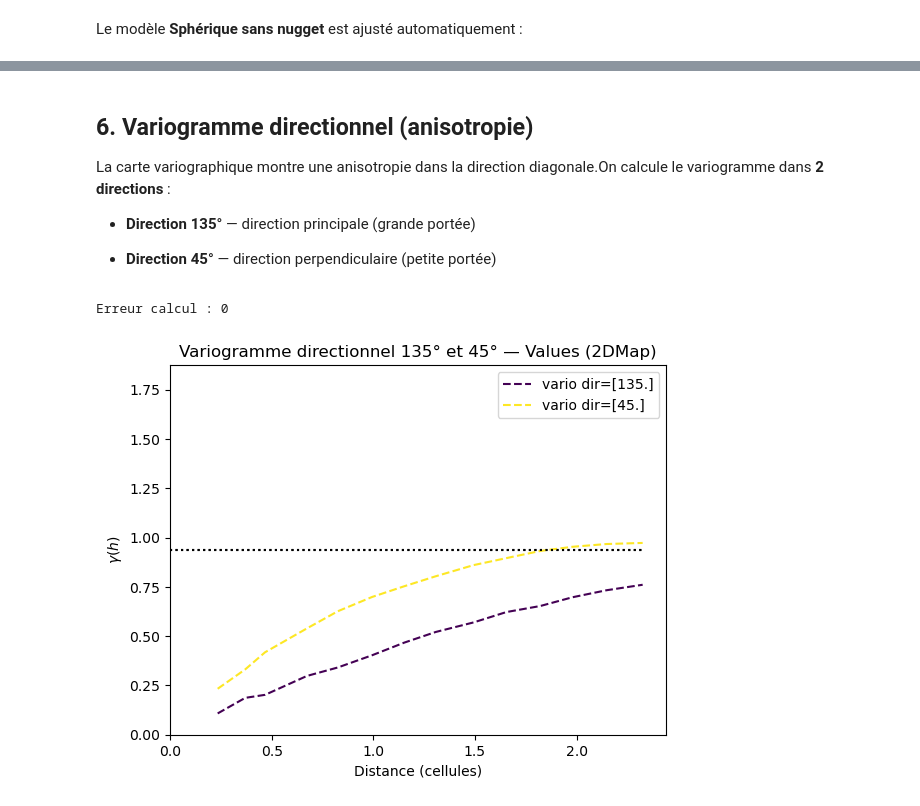
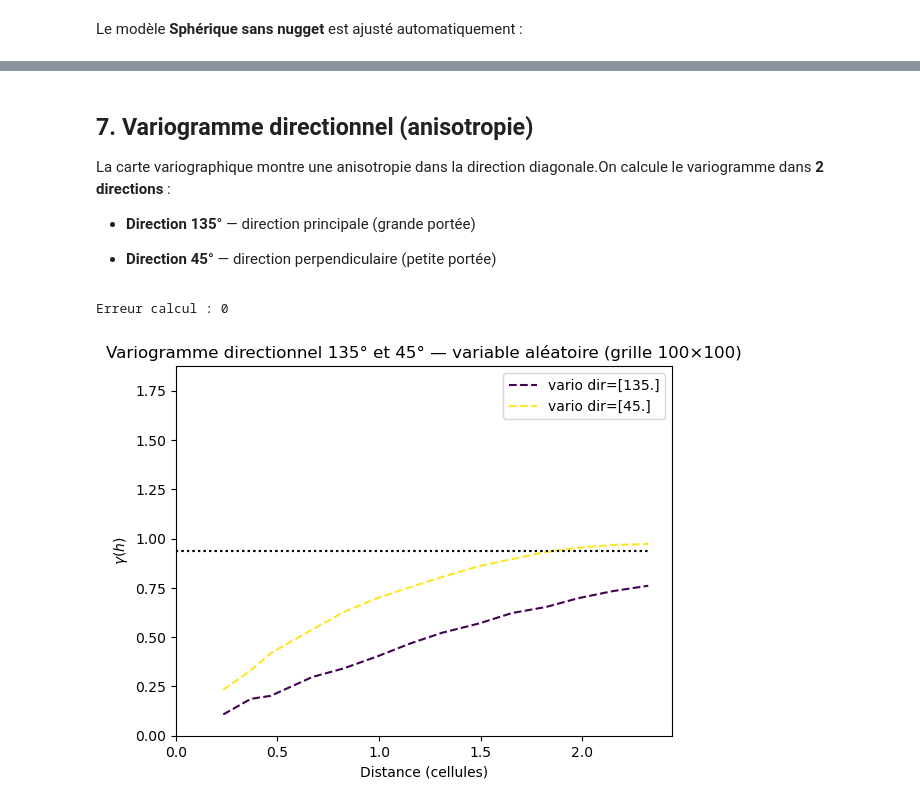
Before and after one commit to geologuic/ENSG_Geostats, a Jupyter notebook: src/notebooks/gold_td6/02_exercice2_variogramme_2D_grille.ipynb, the cells around one changed output, grey strips where cells are left out. Drawn from its saved outputs; the diff is of its cells as text; code cells hidden in the pictures.

```diff
--- a/src/notebooks/gold_td6/02_exercice2_variogramme_2D_grille.ipynb
+++ b/src/notebooks/gold_td6/02_exercice2_variogramme_2D_grille.ipynb
@@ -185,5 +206,5 @@ Known Mean(s)      0.000
 # %% [markdown]
-## 6. Variogramme directionnel (anisotropie)
+## 7. Variogramme directionnel (anisotropie)
 
 La carte variographique montre une anisotropie dans la direction diagonale.On calcule le variogramme dans **2 directions** :
 
@@ -194,32 +215,32 @@ La carte variographique montre une anisotropie dans la direction diagonale.On ca
 #---- Variogramme directionnel en deux directions ----
 params_vario_dir = gl.VarioParam()
 # Direction 135° — direction principale
 dir_135 = gl.DirParam.create(
     nlag=nombre_lags_2d,
     dlag=taille_lag_2d,
     tolang=22.5,
     codir=[-1, 1]
 )
 # Direction 45° — direction perpendiculaire
 dir_45 = gl.DirParam.create(
     nlag=nombre_lags_2d,
     dlag=taille_lag_2d,
     tolang=22.5,
     codir=[1, 1]
 )
 params_vario_dir.addDir(dir_135)
 params_vario_dir.addDir(dir_45)
 
 vario_dir = gl.Vario(params_vario_dir)
 err = vario_dir.compute(grid_2dmap)
 print(f"Erreur calcul : {err}")
 
 ax = gp.varmod(vario_dir, flagLegend=True)
 ax.set_ylim(0, variance_2dmap * 2)
 plt.xlabel("Distance (cellules)")
 plt.ylabel(r"$\gamma(h)$")
-plt.title("Variogramme directionnel 135° et 45° — Values (2DMap)")
+plt.title("Variogramme directionnel 135° et 45° — variable aléatoire (grille 100×100)")
 plt.show()
 # %% [output]
 Erreur calcul : 0
-[figure, old version]
+[figure, new version]
```
Also changed, not shown: parts of 4 cells of this notebook, 31 other files.
